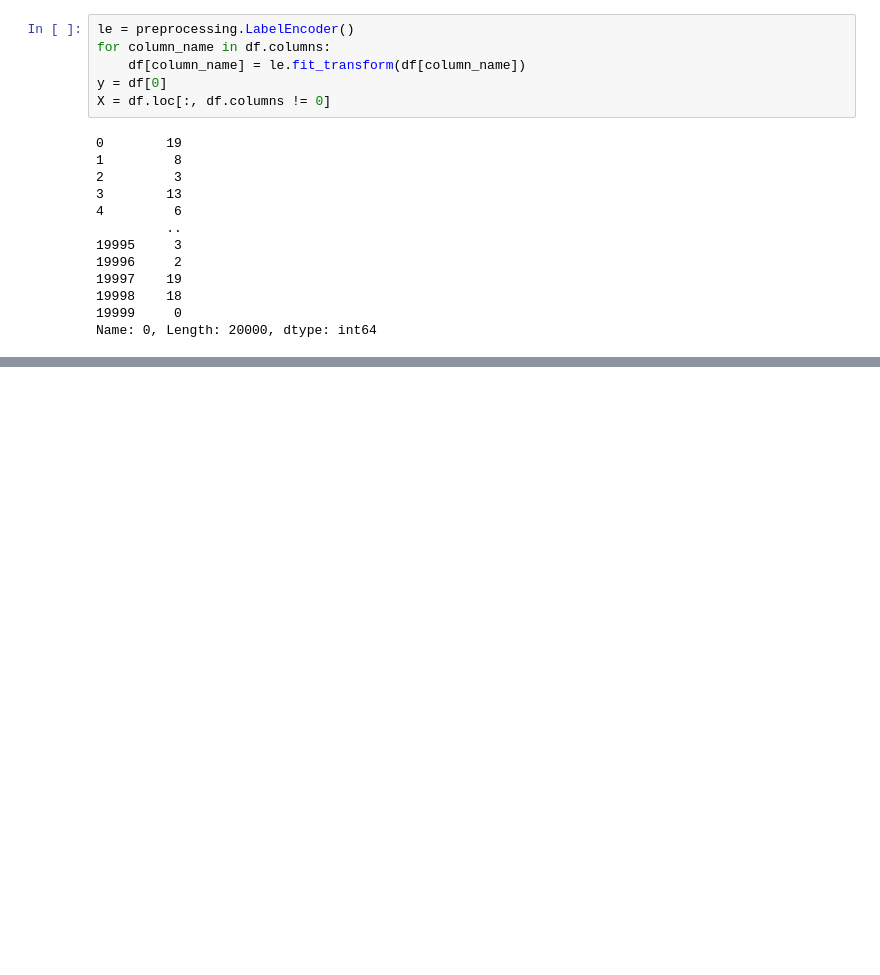
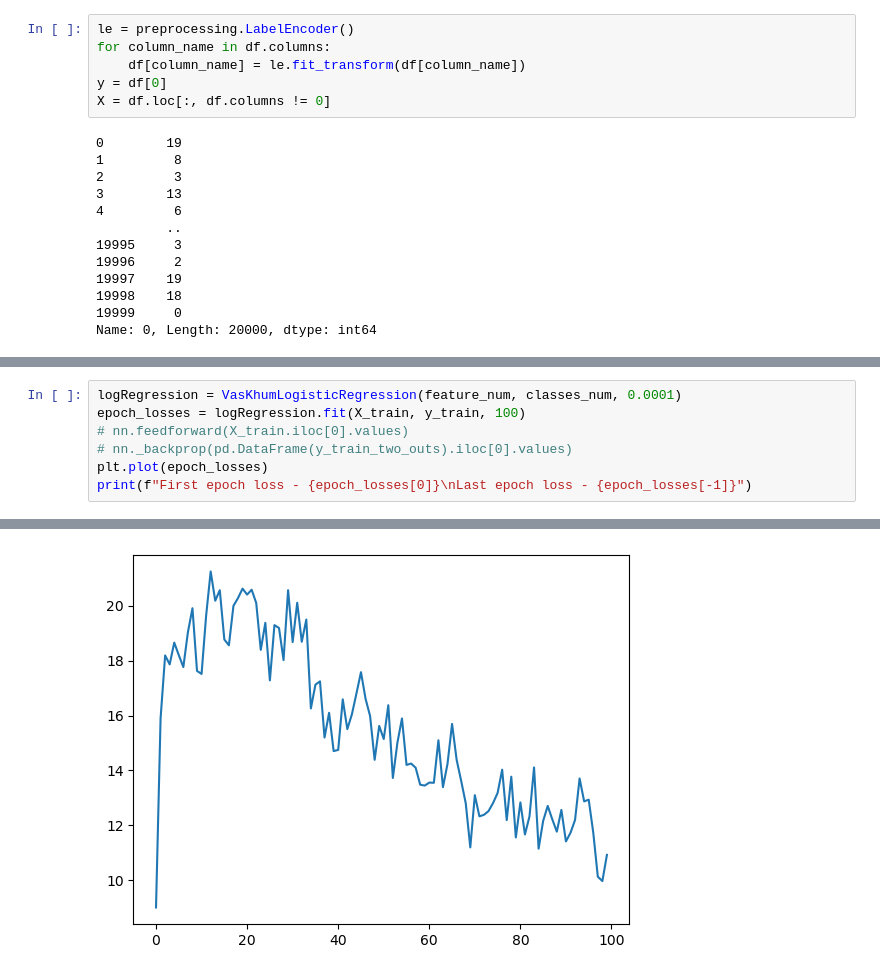
Before and after one commit to whoismuch/linear-models, a Jupyter notebook: linear-models.ipynb, the cells around one changed output, grey strips where cells are left out. Saved outputs shown, nothing was run; the diff lists cells and outputs as text; blank space fills up the shorter version.

```diff
--- a/linear-models.ipynb
+++ b/linear-models.ipynb
@@ -50,0 +167,8 @@ X_train, X_test, y_train, y_test = train_test_split(X, y, test_size=0.3, random_
+# %%
+logRegression = VasKhumLogisticRegression(feature_num, classes_num, 0.0001)
+epoch_losses = logRegression.fit(X_train, y_train, 100)
+# nn.feedforward(X_train.iloc[0].values)
+# nn._backprop(pd.DataFrame(y_train_two_outs).iloc[0].values)
+plt.plot(epoch_losses)
+print(f"First epoch loss - {epoch_losses[0]}\nLast epoch loss - {epoch_losses[-1]}")
+# %% [output]
@@ -50,0 +177 @@ X_train, X_test, y_train, y_test = train_test_split(X, y, test_size=0.3, random_
+[figure, added]
```
Also changed, not shown: parts of 14 cells of this notebook.
